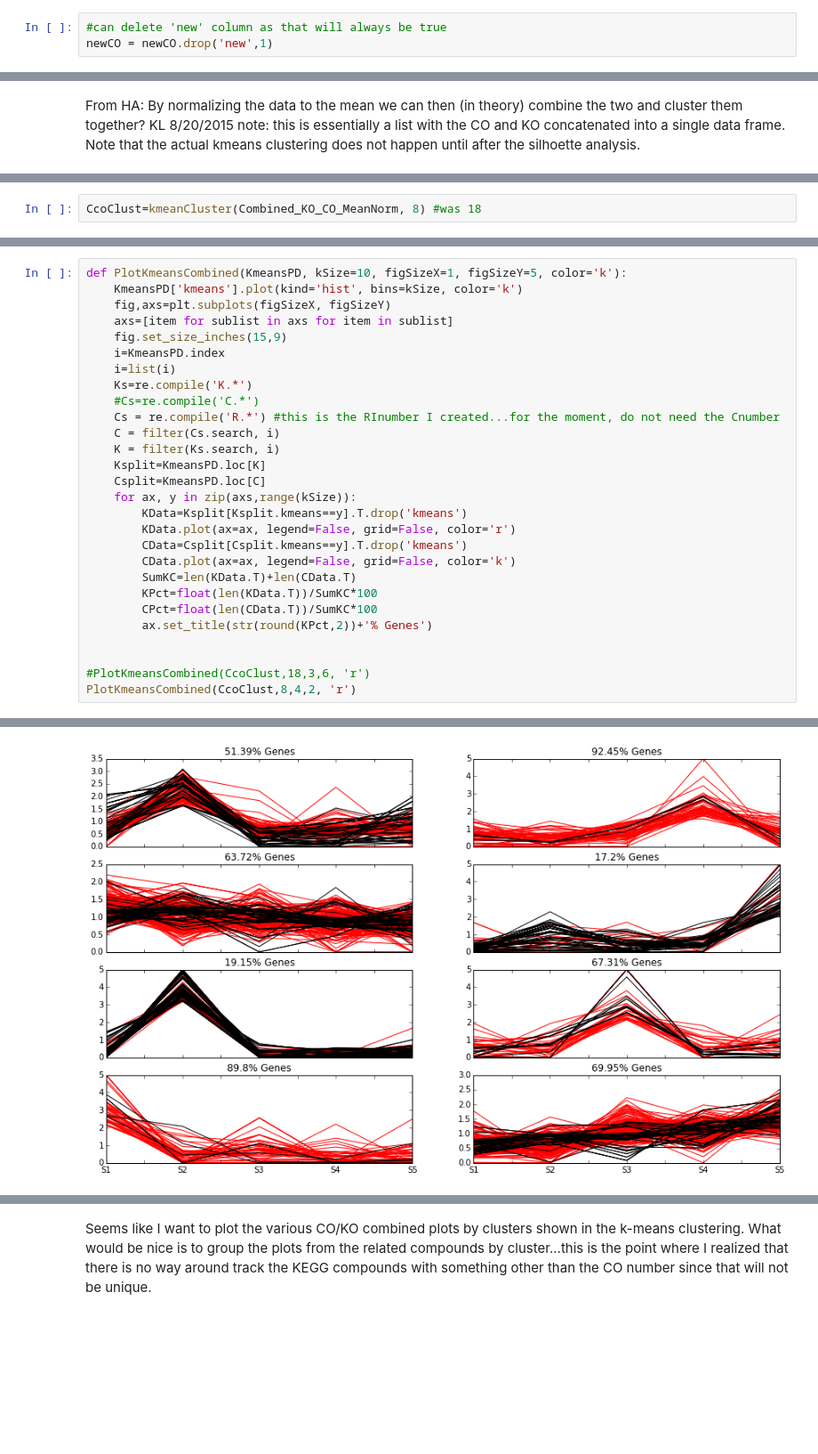
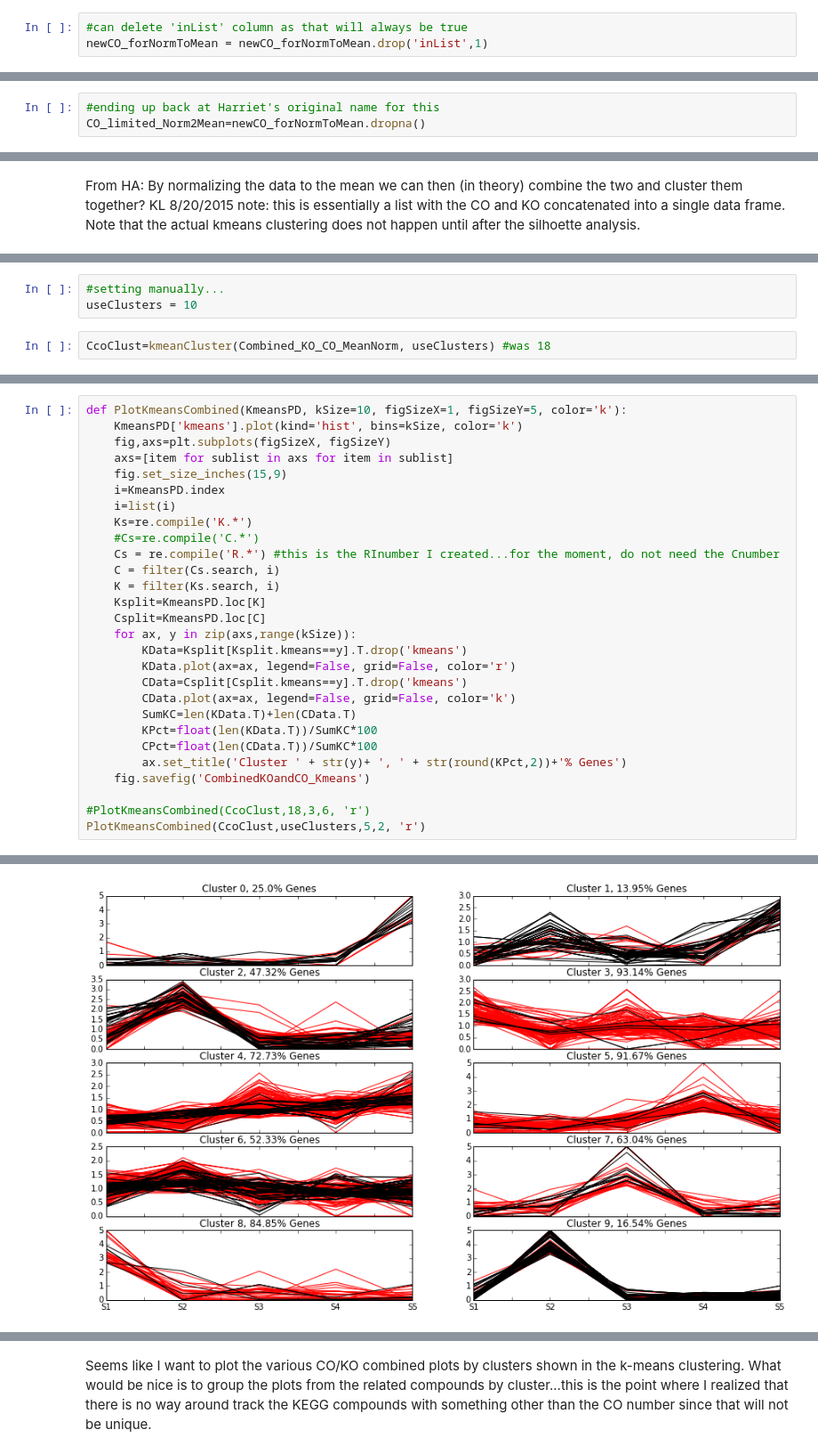
Before and after one commit to KujawinskiLaboratory/NB_Distribution, a Jupyter notebook: Linking CO and KOs.KL3.ipynb, the cells around one changed output, grey strips where cells are left out. Shown at 89% size. Cells and saved outputs as stored; diff of their text form; blank space fills up the shorter version.

```diff
--- a/Linking CO and KOs.KL3.ipynb
+++ b/Linking CO and KOs.KL3.ipynb
@@ -289,5 +297,5 @@ newCO.head(5)
 | RI4 | C00079 | 1.071312 | 1.595462 | 0.975371 | 0.953067 | 0.404787 | True |
 | RI5 | C00079 | 0.709497 | 1.020376 | 0.402216 | 0.912087 | 1.955824 | True |
 # %%
-#can delete 'new' column as that will always be true
-newCO = newCO.drop('new',1)
+#can delete 'inList' column as that will always be true
+newCO_forNormToMean = newCO_forNormToMean.drop('inList',1)
@@ -296,3 +302,6 @@ CO_limited_Norm2Mean=newCO.dropna()
+# %%
+#ending up back at Harriet's original name for this
+CO_limited_Norm2Mean=newCO_forNormToMean.dropna()
 # %%
 from sklearn.metrics import silhouette_samples, silhouette_score
 
@@ -485,5 +493,8 @@ Here I am going with 12 clusters, but I have no actual good reason for that numb
+# %%
+#setting manually...
+useClusters = 10
 # %%
-CcoClust=kmeanCluster(Combined_KO_CO_MeanNorm, 8) #was 18
+CcoClust=kmeanCluster(Combined_KO_CO_MeanNorm, useClusters) #was 18
 # %%
 CcoClust.head(5)
 # %% [output]
@@ -526,9 +537,9 @@ def PlotKmeansCombined(KmeansPD, kSize=10, figSizeX=1, figSizeY=5, color='k'):
         SumKC=len(KData.T)+len(CData.T)
         KPct=float(len(KData.T))/SumKC*100
         CPct=float(len(CData.T))/SumKC*100
-        ax.set_title(str(round(KPct,2))+'% Genes')
-
+        ax.set_title('Cluster ' + str(y)+ ', ' + str(round(KPct,2))+'% Genes')
+    fig.savefig('CombinedKOandCO_Kmeans')
 
 #PlotKmeansCombined(CcoClust,18,3,6, 'r')
-PlotKmeansCombined(CcoClust,8,4,2, 'r')
+PlotKmeansCombined(CcoClust,useClusters,5,2, 'r')
 # %% [output]
@@ -536,2 +547,2 @@ PlotKmeansCombined(CcoClust,8,4,2, 'r')
-[figure, old version]
+[figure, new version]
 # %% [markdown]
```
Also changed, not shown: parts of 76 cells of this notebook, 1 other file.
